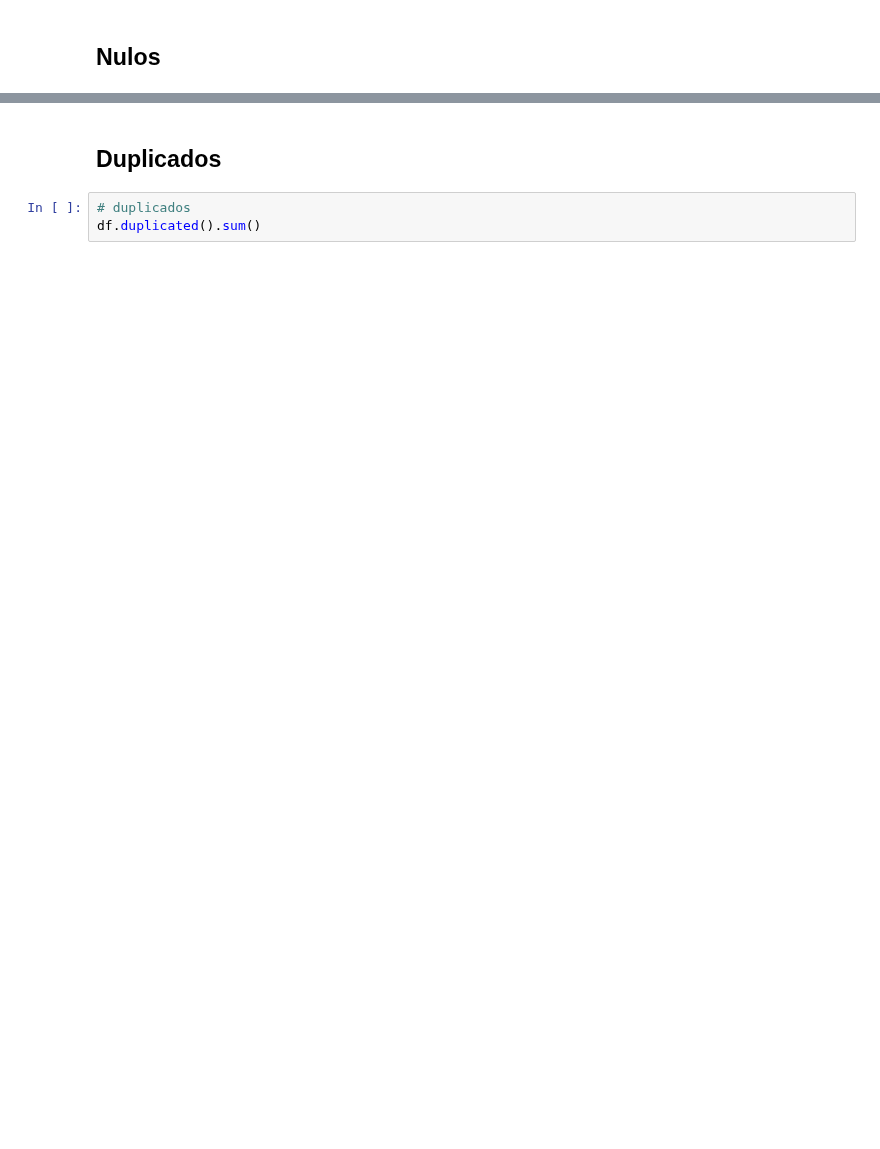
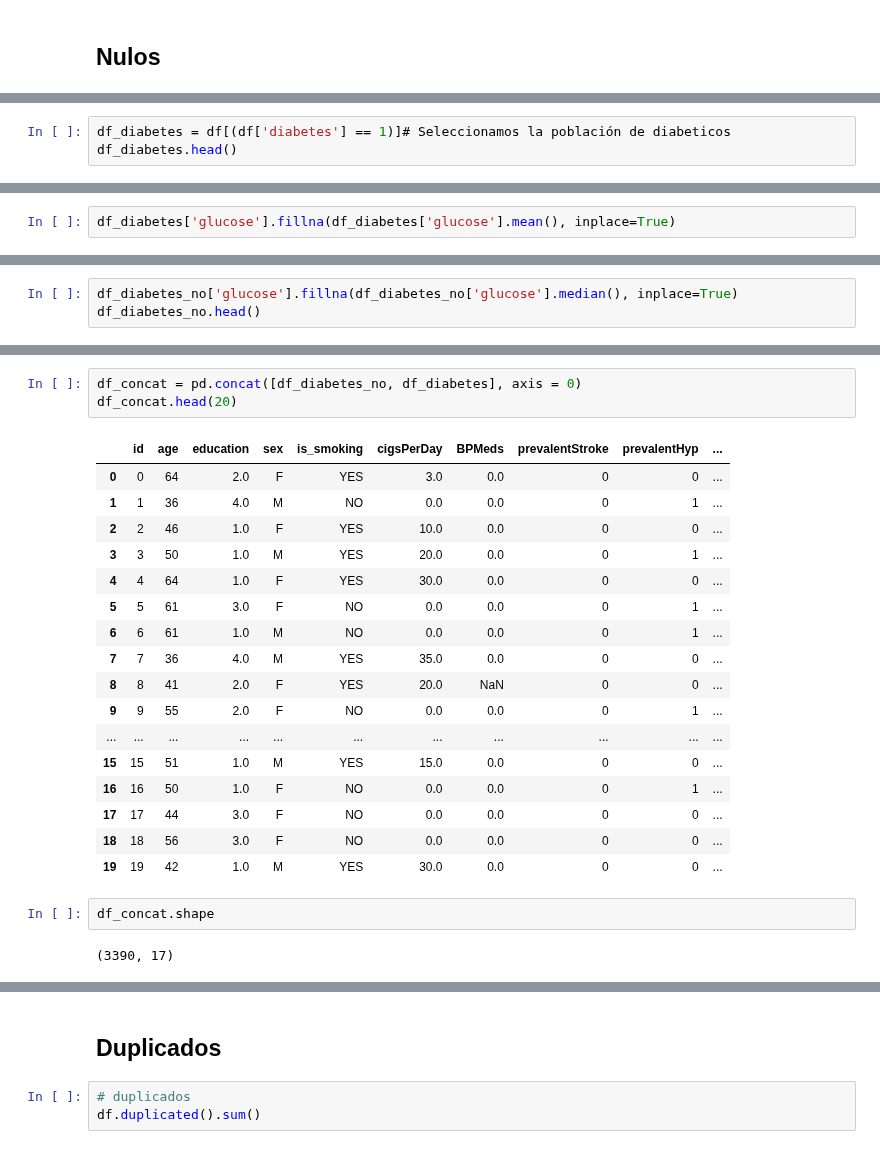
Before and after one commit to Adalab/DA-modulo-3-sprint-1-ana-anak, a Jupyter notebook: regresion-logistica/01-RLOG_Intro.ipynb, the cells around one changed output, grey strips where cells are left out. Cells and saved outputs as stored; diff of their text form; blank space fills up the shorter version.

```diff
--- a/regresion-logistica/01-RLOG_Intro.ipynb
+++ b/regresion-logistica/01-RLOG_Intro.ipynb
@@ -56,0 +311,3 @@ df.isnull().sum()
+# %%
+df_diabetes = df[(df['diabetes'] == 1)]# Seleccionamos la población de diabeticos
+df_diabetes.head()
@@ -56,0 +369,2 @@ df.isnull().sum()
+# %%
+df_diabetes['glucose'].fillna(df_diabetes['glucose'].mean(), inplace=True)
@@ -56,0 +380,3 @@ df.isnull().sum()
+# %%
+df_diabetes_no['glucose'].fillna(df_diabetes_no['glucose'].median(), inplace=True)
+df_diabetes_no.head()
@@ -56,0 +390,25 @@ df.isnull().sum()
+# %%
+df_concat = pd.concat([df_diabetes_no, df_diabetes], axis = 0)
+df_concat.head(20)
+# %% [output]
+|  | id | age | education | sex | is_smoking | cigsPerDay | BPMeds | prevalentStroke | prevalentHyp | ... |
+| 0 | 0 | 64 | 2.0 | F | YES | 3.0 | 0.0 | 0 | 0 | ... |
+| 1 | 1 | 36 | 4.0 | M | NO | 0.0 | 0.0 | 0 | 1 | ... |
+| 2 | 2 | 46 | 1.0 | F | YES | 10.0 | 0.0 | 0 | 0 | ... |
+| 3 | 3 | 50 | 1.0 | M | YES | 20.0 | 0.0 | 0 | 1 | ... |
+| 4 | 4 | 64 | 1.0 | F | YES | 30.0 | 0.0 | 0 | 0 | ... |
+| 5 | 5 | 61 | 3.0 | F | NO | 0.0 | 0.0 | 0 | 1 | ... |
+| 6 | 6 | 61 | 1.0 | M | NO | 0.0 | 0.0 | 0 | 1 | ... |
+| 7 | 7 | 36 | 4.0 | M | YES | 35.0 | 0.0 | 0 | 0 | ... |
+| 8 | 8 | 41 | 2.0 | F | YES | 20.0 | NaN | 0 | 0 | ... |
+| 9 | 9 | 55 | 2.0 | F | NO | 0.0 | 0.0 | 0 | 1 | ... |
+| ... | ... | ... | ... | ... | ... | ... | ... | ... | ... | ... |
+| 15 | 15 | 51 | 1.0 | M | YES | 15.0 | 0.0 | 0 | 0 | ... |
+| 16 | 16 | 50 | 1.0 | F | NO | 0.0 | 0.0 | 0 | 1 | ... |
+| 17 | 17 | 44 | 3.0 | F | NO | 0.0 | 0.0 | 0 | 0 | ... |
+| 18 | 18 | 56 | 3.0 | F | NO | 0.0 | 0.0 | 0 | 0 | ... |
+| 19 | 19 | 42 | 1.0 | M | YES | 30.0 | 0.0 | 0 | 0 | ... |
+# %%
+df_concat.shape
+# %% [output]
+(3390, 17)
```
Also changed, not shown: parts of 66 cells of this notebook, 2 other files.
